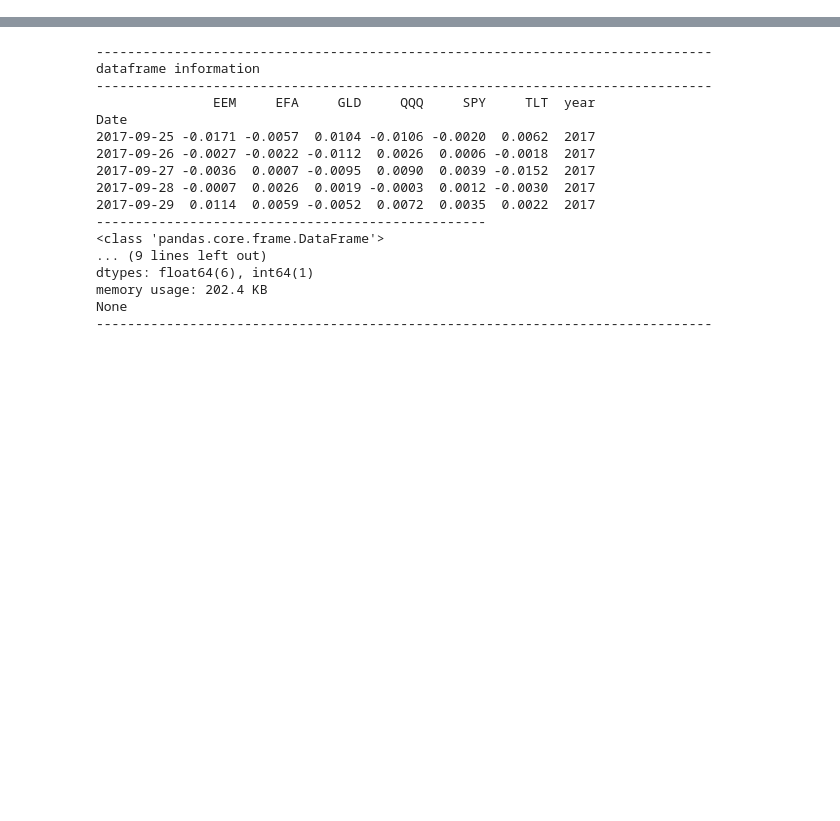
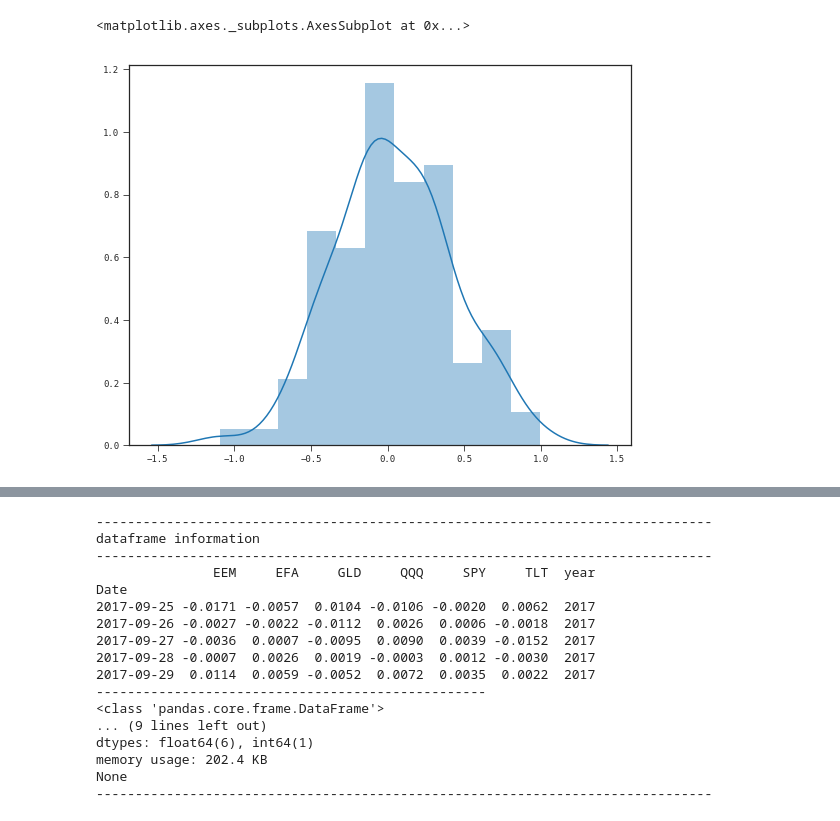
Before and after one commit to BlackArbsCEO/mixture_model_trading_public, a Jupyter notebook: notebooks/02. Gaussian Mixtures.ipynb, the cells around one changed output, grey strips where cells are left out. Saved outputs shown, nothing was run; the diff lists cells and outputs as text; code cells hidden in the pictures; blank space fills up the shorter version.

```diff
--- a/notebooks/02. Gaussian Mixtures.ipynb
+++ b/notebooks/02. Gaussian Mixtures.ipynb
@@ -81,0 +176,41 @@ pyarrow 0.7.0
+# %%
+# Let's create some example return data to walk through the process. We will create a synthetic return series composed of two gaussians with different parameters.
+N = 100
+
+true_stable_mu, true_stable_sigma = 0.05, 0.11
+true_risky_mu, true_risky_sigma = 0.0125, 0.25
+
+true_prob_stable = 0.6
+true_prob_risky = 1 - true_prob_stable
+
+true_mus = [true_stable_mu, true_risky_mu]
+true_sigmas = [true_stable_sigma, true_risky_sigma]
+true_probs = [true_prob_stable, true_prob_risky]
+
+def mix_data(mus, sigmas, probs, N):
+    np.random.seed(777)
+    #fake_returns_list = []
+
+    #for j, pi in enumerate(probs):
+    #    dist_kwds = dict(loc=mus[j], scale=sigmas[j], size=N//len(mus))
+    #    #tmp_rets = pi * np.random.laplace(**dist_kwds) + np.random.normal(**dist_kwds)
+    #    tmp_rets = pi *  np.random.normal(**dist_kwds)
+    #    fake_returns_list.append(tmp_rets)
+
+    fake_returns = np.concatenate([np.random.multivariate_normal([mu], np.eye(1)*sigma, int(pi*N))
+                    for pi, mu, sigma in zip(probs, mus, sigmas)])
+
+
+    #fake_returns = np.concatenate(fake_returns_list)
+    #np.random.shuffle(fake_returns)
+
+    #fake_dates = pd.date_range('2011', periods=N)
+    #fake_returns = pd.Series(fake_returns, index=fake_dates)
+
+    return fake_returns
+
+mixed = mix_data(true_mus, true_sigmas, true_probs, N=N)
+sns.distplot(mixed)
+# %% [output]
+<matplotlib.axes._subplots.AxesSubplot at 0x...>
+[figure, added]
```
Also changed, not shown: parts of 52 cells of this notebook, 1 other file.
